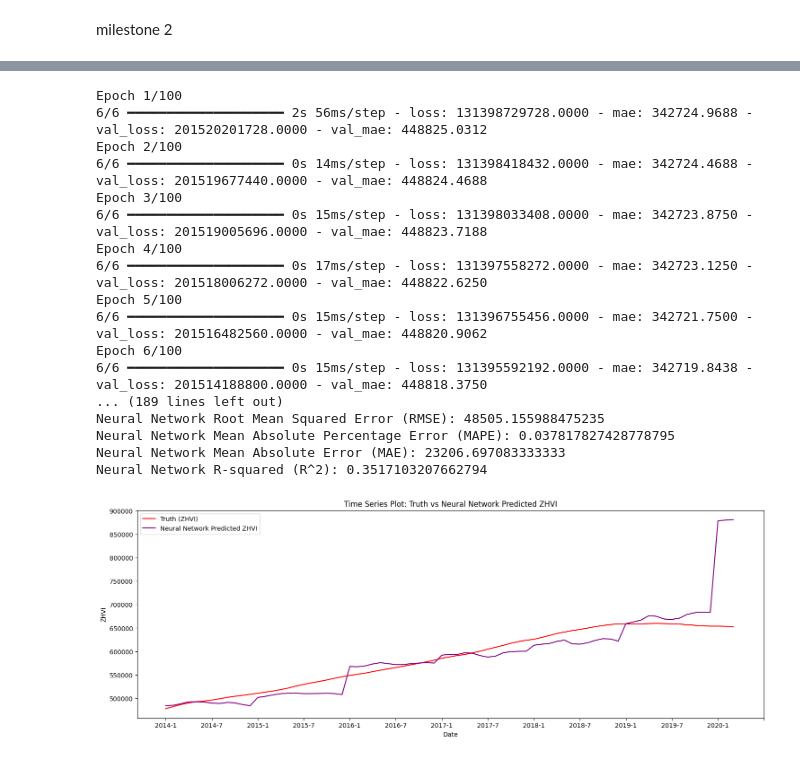
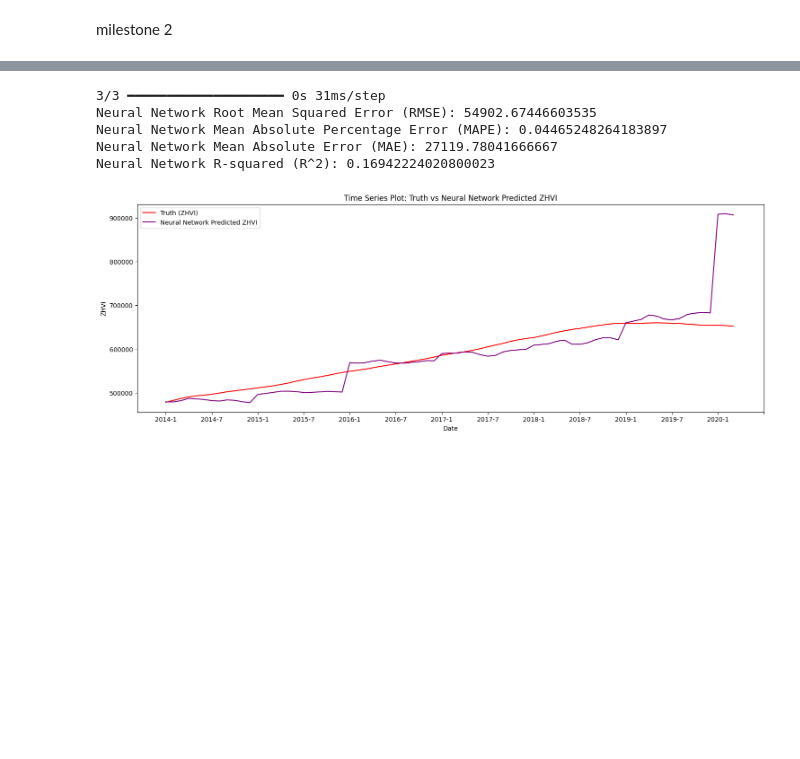
Before and after one commit to ngk324/DSCI441_Project_House_Price_Prediction, a Jupyter notebook: DSCI441_Project.ipynb, the cells around one changed output, grey strips where cells are left out. Drawn from its saved outputs; the diff is of its cells as text; code cells hidden in the pictures; blank space fills up the shorter version.

```diff
--- a/DSCI441_Project.ipynb
+++ b/DSCI441_Project.ipynb
@@ -1144,14 +1156,17 @@ Neural Network R-squared (R^2): -0.29624750785043497
 # %%
-from tensorflow.keras.models import Sequential
-from tensorflow.keras.layers import Dense, BatchNormalization, Dropout, Activation
-from tensorflow.keras.optimizers import Adam
-import random
-import tensorflow as tf
-import numpy as np
+# Split data into training and test
+train = full_df[(full_df['Year'] < 2014) | ((full_df['Year'] == 2013) & (full_df['Month'] <= 12))]
+test = full_df[(full_df['Year'] > 2013) | ((full_df['Year'] == 2014) & (full_df['Month'] >= 1))]
+
+# Define features and target
+X_train = train[['Year', 'Month', 'TimeIndex', 'Unemployment Rate', 'CPI','Interest Rate', 'GDP Growth']]
+y_train = train['ZHVI']
+
+# Prepare test data for prediction
+X_test = test[['Year', 'Month', 'TimeIndex', 'Unemployment Rate', 'CPI','Interest Rate', 'GDP Growth']]
 
 # set seed for easy reproducibility of different configurations
 random.seed(158)
-
 
 # preprocess data
 scaler = StandardScaler()
@@ -1180,48 +1195,38 @@ history = model.fit(
     validation_split=0.2,
     verbose=1
 )
 
+clear_output()
+
 # Predictions
 nn_predictions = model.predict(X_test_scaled).flatten()
 test['NN_Predicted_ZHVI'] = nn_predictions
 
 # Model evaluation
 nn_rmse = math.sqrt(mean_squared_error(y_test, nn_predictions))
 print(f"Neural Network Root Mean Squared Error (RMSE): {nn_rmse}")
 nn_mape = mean_absolute_percentage_error(y_test, nn_predictions)
 print("Neural Network Mean Absolute Percentage Error (MAPE):", nn_mape)
 nn_mae = mean_absolute_error(y_test, nn_predictions)
 print("Neural Network Mean Absolute Error (MAE):", nn_mae)
 nn_r2 = r2_score(y_test, nn_predictions)
 print(f"Neural Network R-squared (R^2): {nn_r2}")
 
 # Plot truth vs prediction
 plt.figure(figsize=(18, 6))
 plt.plot(test['Year-Month'], test['ZHVI'], color='red', label='Truth (ZHVI)')
 plt.plot(test['Year-Month'], test['NN_Predicted_ZHVI'], color='purple', label='Neural Network Predicted ZHVI')
 plt.xlabel('Date')
 plt.ylabel('ZHVI')
 x_ticks = np.arange(0, 80, 6)
 plt.xticks(x_ticks)
 plt.title('Time Series Plot: Truth vs Neural Network Predicted ZHVI')
 plt.legend(loc='upper left')
 plt.show()
 # %% [output]
-Epoch 1/100
-6/6 ━━━━━━━━━━━━━━━━━━━━ 2s 56ms/step - loss: 131398729728.0000 - mae: 342724.9688 - val_loss: 201520201728.0000 - val_mae: 448825.0312
-Epoch 2/100
-6/6 ━━━━━━━━━━━━━━━━━━━━ 0s 14ms/step - loss: 131398418432.0000 - mae: 342724.4688 - val_loss: 201519677440.0000 - val_mae: 448824.4688
-Epoch 3/100
-6/6 ━━━━━━━━━━━━━━━━━━━━ 0s 15ms/step - loss: 131398033408.0000 - mae: 342723.8750 - val_loss: 201519005696.0000 - val_mae: 448823.7188
-Epoch 4/100
-6/6 ━━━━━━━━━━━━━━━━━━━━ 0s 17ms/step - loss: 131397558272.0000 - mae: 342723.1250 - val_loss: 201518006272.0000 - val_mae: 448822.6250
-Epoch 5/100
-6/6 ━━━━━━━━━━━━━━━━━━━━ 0s 15ms/step - loss: 131396755456.0000 - mae: 342721.7500 - val_loss: 201516482560.0000 - val_mae: 448820.9062
-Epoch 6/100
-6/6 ━━━━━━━━━━━━━━━━━━━━ 0s 15ms/step - loss: 131395592192.0000 - mae: 342719.8438 - val_loss: 201514188800.0000 - val_mae: 448818.3750
-... (189 lines left out)
-Neural Network Root Mean Squared Error (RMSE): 48505.155988475235
-Neural Network Mean Absolute Percentage Error (MAPE): 0.037817827428778795
-Neural Network Mean Absolute Error (MAE): 23206.697083333333
-Neural Network R-squared (R^2): 0.3517103207662794
+3/3 ━━━━━━━━━━━━━━━━━━━━ 0s 31ms/step
+Neural Network Root Mean Squared Error (RMSE): 54902.67446603535
+Neural Network Mean Absolute Percentage Error (MAPE): 0.04465248264183897
+Neural Network Mean Absolute Error (MAE): 27119.78041666667
+Neural Network R-squared (R^2): 0.16942224020800023
-[figure, old version]
+[figure, new version]
```
Also changed, not shown: parts of 26 cells of this notebook, 1 other file.
